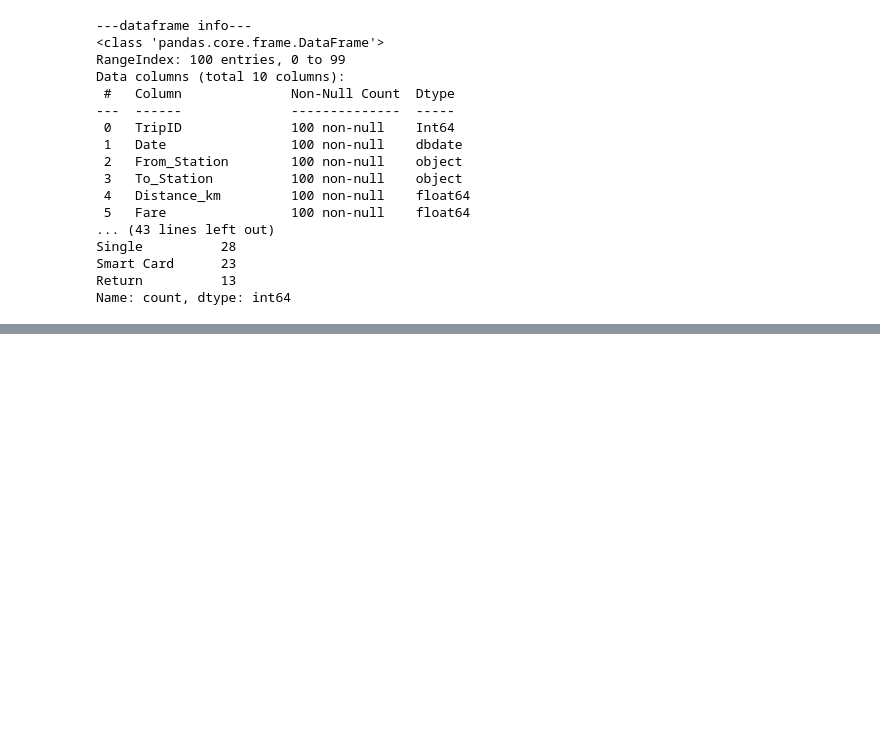
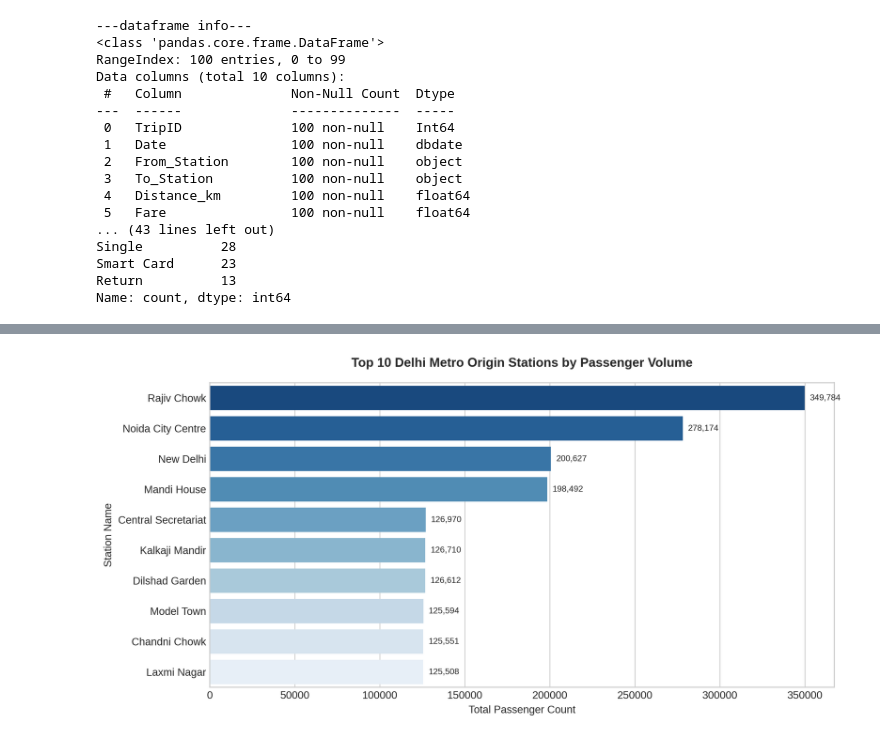
Before and after one commit to aditya-sharma809/Delhi-Metro-DMRC-Commuter-Density-Bottleneck-Analytics, a Jupyter notebook: NOTEBOOK/Delhi_Metro_Project_FinalAnalysis.ipynb, the cells around one changed output, grey strips where cells are left out. Cells and saved outputs as stored; diff of their text form; code cells hidden in the pictures; blank space fills up the shorter version.

```diff
--- a/NOTEBOOK/Delhi_Metro_Project_FinalAnalysis.ipynb
+++ b/NOTEBOOK/Delhi_Metro_Project_FinalAnalysis.ipynb
@@ -89,0 +302,4 @@ Name: count, dtype: int64
+# %%
+# Generated log file view karo
+with open(log_file_path, 'r') as f:
+    print(f.read())
@@ -89,0 +1094,95 @@ Name: count, dtype: int64
+# %%
+import os
+import sqlite3
+import pandas as pd
+import numpy as np
+import matplotlib.pyplot as plt
+import seaborn as sns
+
+# Setup directory for saving figures
+os.makedirs('docs/visualizations', exist_ok=True)
+
+# Set global design style
+plt.style.use('seaborn-v0_8-whitegrid' if 'seaborn-v0_8-whitegrid' in plt.style.available else 'default')
+sns.set_palette("muted")
+
+print("🎨 Starting Phase 16: Data Visualization (Matplotlib & Seaborn)...\n")
+
+# Load data from local SQLite
+conn = sqlite3.connect('delhi_metro_clean.db')
+df = pd.read_sql("SELECT * FROM summary_fact_trips_featured", conn)
+conn.close()
+
+# -------------------------------------------------------------
+# PLOT 1: TOP 10 STATIONS BY PASSENGER VOLUME (BAR CHART)
+# -------------------------------------------------------------
+plt.figure(figsize=(10, 5), dpi=300)
+top_stations = df.groupby('Origin_Station')['Passenger_Count'].sum().nlargest(10).reset_index()
+ax1 = sns.barplot(data=top_stations, x='Passenger_Count', y='Origin_Station', palette='Blues_r')
+plt.title('Top 10 Delhi Metro Origin Stations by Passenger Volume', fontsize=12, fontweight='bold', pad=15)
+plt.xlabel('Total Passenger Count', fontsize=10)
+plt.ylabel('Station Name', fontsize=10)
+
+for p in ax1.patches:
+    width = p.get_width()
+    ax1.annotate(f'{int(width):,}', (width, p.get_y() + p.get_height() / 2.),
+                 ha='left', va='center', xytext=(5, 0), textcoords='offset points', fontsize=8)
+
+plt.tight_layout()
+plt.savefig('docs/visualizations/top_10_stations.png')
+plt.show()
+print("✔ Saved: docs/visualizations/top_10_stations.png")
+
+# -------------------------------------------------------------
+# PLOT 2: TICKET TYPE REVENUE SHARE (DONUT CHART)
+# -------------------------------------------------------------
+plt.figure(figsize=(7, 7), dpi=300)
+ticket_rev = df.groupby('Ticket_Type')['Total_Revenue_INR'].sum()
+colors = ['#2b5c8f', '#d95f02', '#7570b3', '#e7298a', '#66a61e']
+
+plt.pie(ticket_rev, labels=ticket_rev.index, autopct='%1.1f%%', startangle=140,
+        colors=colors, wedgeprops=dict(width=0.4, edgecolor='w', linewidth=2))
+
+plt.title('Revenue Share by Ticket Type', fontsize=12, fontweight='bold', pad=15)
+plt.tight_layout()
+plt.savefig('docs/visualizations/ticket_type_revenue_donut.png')
+plt.show()
+print("✔ Saved: docs/visualizations/ticket_type_revenue_donut.png")
+
+# -------------------------------------------------------------
+# PLOT 3: MONTHLY RIDERSHIP TREND (LINE PLOT)
+# -------------------------------------------------------------
+plt.figure(figsize=(11, 5), dpi=300)
+df['Year_Month'] = pd.to_datetime(df['Date']).dt.to_period('M').astype(str)
+monthly_trend = df.groupby('Year_Month')['Passenger_Count'].sum().reset_index()
+
+sns.lineplot(data=monthly_trend, x='Year_Month', y='Passenger_Count', marker='o', color='#0284c7', linewidth=2.5)
+plt.title('Monthly Passenger Ridership Trend (2022 - 2024)', fontsize=12, fontweight='bold', pad=15)
+plt.xlabel('Year-Month', fontsize=10)
+plt.ylabel('Total Passengers', fontsize=10)
+plt.xticks(rotation=45, ha='right', fontsize=8)
+plt.grid(True, linestyle='--', alpha=0.5)
+
+plt.tight_layout()
+plt.savefig('docs/visualizations/monthly_ridership_trend.png')
+plt.show()
+print("✔ Saved: docs/visualizations/monthly_ridership_trend.png")
+
+# -------------------------------------------------------------
+# PLOT 4: CORRELATION HEATMAP (SEABORN HEATMAP)
+# -------------------------------------------------------------
+plt.figure(figsize=(8, 6), dpi=300)
+num_cols = ['Distance_KM', 'Fare_INR', 'Passenger_Count', 'Total_Revenue_INR', 'Revenue_Per_KM', 'Is_Peak_Surge']
+corr = df[num_cols].corr()
+
+sns.heatmap(corr, annot=True, fmt=".2f", cmap='coolwarm', vmin=-1, vmax=1, linewidths=0.5, cbar=True)
+plt.title('Feature Correlation Matrix', fontsize=12, fontweight='bold', pad=15)
+plt.tight_layout()
+plt.savefig('docs/visualizations/correlation_heatmap.png')
+plt.show()
+print("✔ Saved: docs/visualizations/correlation_heatmap.png")
+
+print("\n" + "="*65)
+print("🎉 PHASE 16 COMPLETE: All Analytical Charts Saved to 'docs/visualizations/'!")
+print("="*65)
+# %% [output]
@@ -89,0 +1193 @@ Name: count, dtype: int64
+[figure, added]
```
Also changed, not shown: parts of 17 cells of this notebook, 8 other files.
